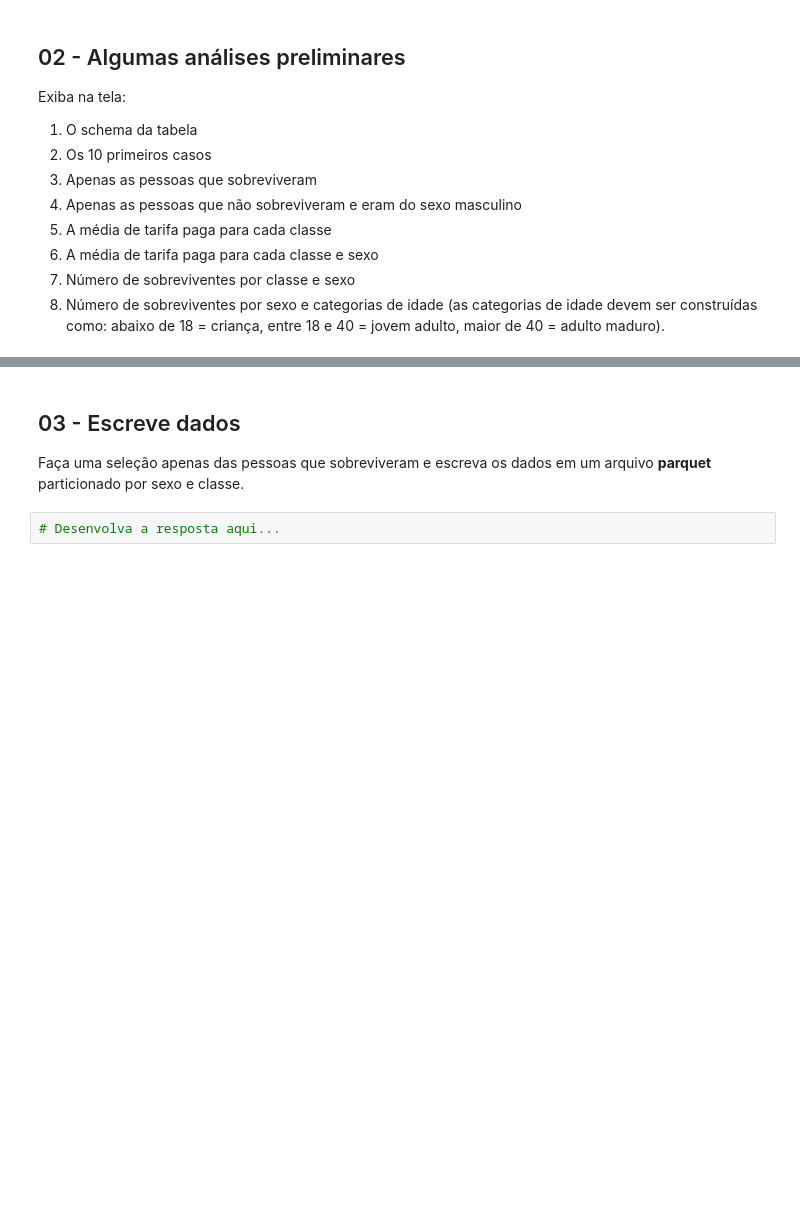
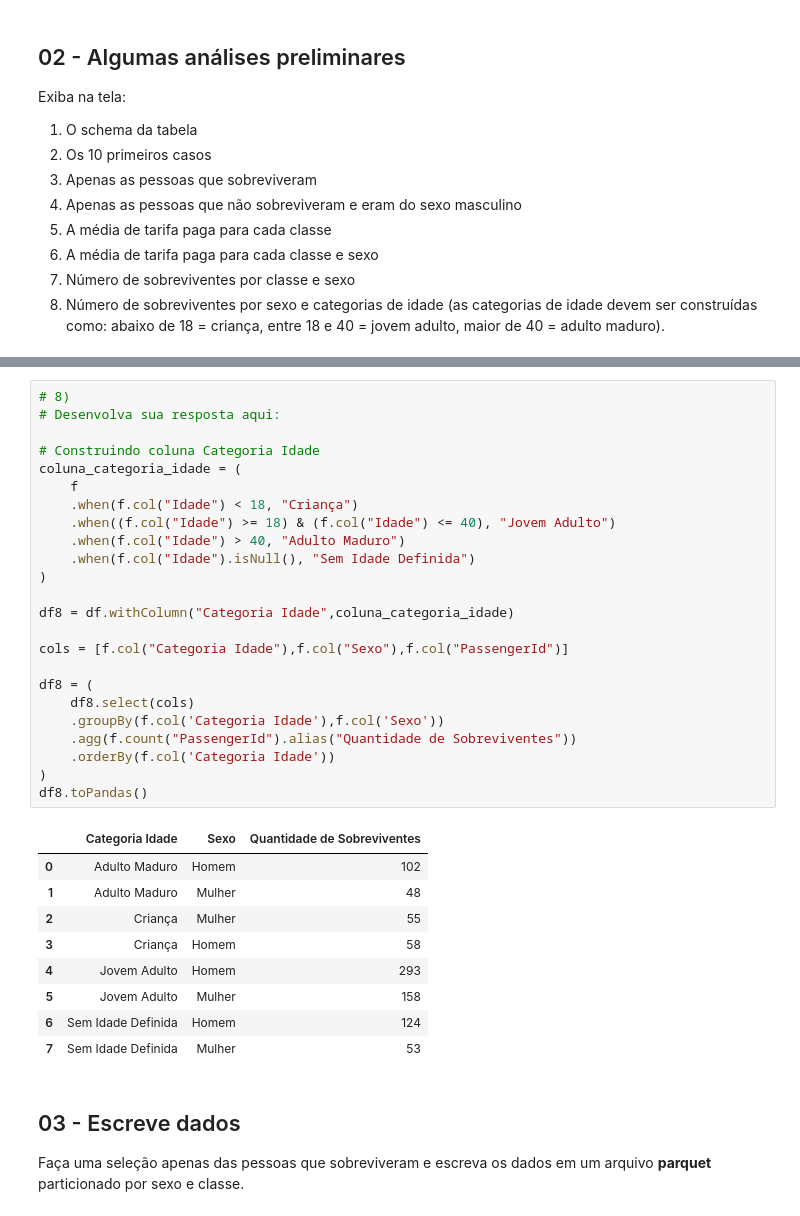
Before and after one commit to lucasmsmedeiros/onboarding-tecnico-de, a Jupyter notebook: 3-spark/spark-notebook.ipynb, the cells around one changed output, grey strips where cells are left out. Cells and saved outputs as stored; diff of their text form; blank space fills up the shorter version.

```diff
--- a/3-spark/spark-notebook.ipynb
+++ b/3-spark/spark-notebook.ipynb
@@ -62,6 +210,38 @@ Exiba na tela:
+# %%
+# 8)
+# Desenvolva sua resposta aqui:
+
+# Construindo coluna Categoria Idade
+coluna_categoria_idade = (
+    f
+    .when(f.col("Idade") < 18, "Criança")
+    .when((f.col("Idade") >= 18) & (f.col("Idade") <= 40), "Jovem Adulto")
+    .when(f.col("Idade") > 40, "Adulto Maduro")
+    .when(f.col("Idade").isNull(), "Sem Idade Definida")
+)
+
+df8 = df.withColumn("Categoria Idade",coluna_categoria_idade)
+
+cols = [f.col("Categoria Idade"),f.col("Sexo"),f.col("PassengerId")]
+
+df8 = (
+    df8.select(cols)
+    .groupBy(f.col('Categoria Idade'),f.col('Sexo'))
+    .agg(f.count("PassengerId").alias("Quantidade de Sobreviventes"))
+    .orderBy(f.col('Categoria Idade'))
+)
+df8.toPandas()
+# %% [output]
+|  | Categoria Idade | Sexo | Quantidade de Sobreviventes |
+| 0 | Adulto Maduro | Homem | 102 |
+| 1 | Adulto Maduro | Mulher | 48 |
+| 2 | Criança | Mulher | 55 |
+| 3 | Criança | Homem | 58 |
+| 4 | Jovem Adulto | Homem | 293 |
+| 5 | Jovem Adulto | Mulher | 158 |
+| 6 | Sem Idade Definida | Homem | 124 |
+| 7 | Sem Idade Definida | Mulher | 53 |
 # %% [markdown]
 ## 03 - Escreve dados
 
 Faça uma seleção apenas das pessoas que sobreviveram e escreva os dados em um arquivo **parquet** particionado por sexo e classe.
-# %%
-# Desenvolva a resposta aqui...
```
Also changed, not shown: parts of 15 cells of this notebook, 16 other files.
